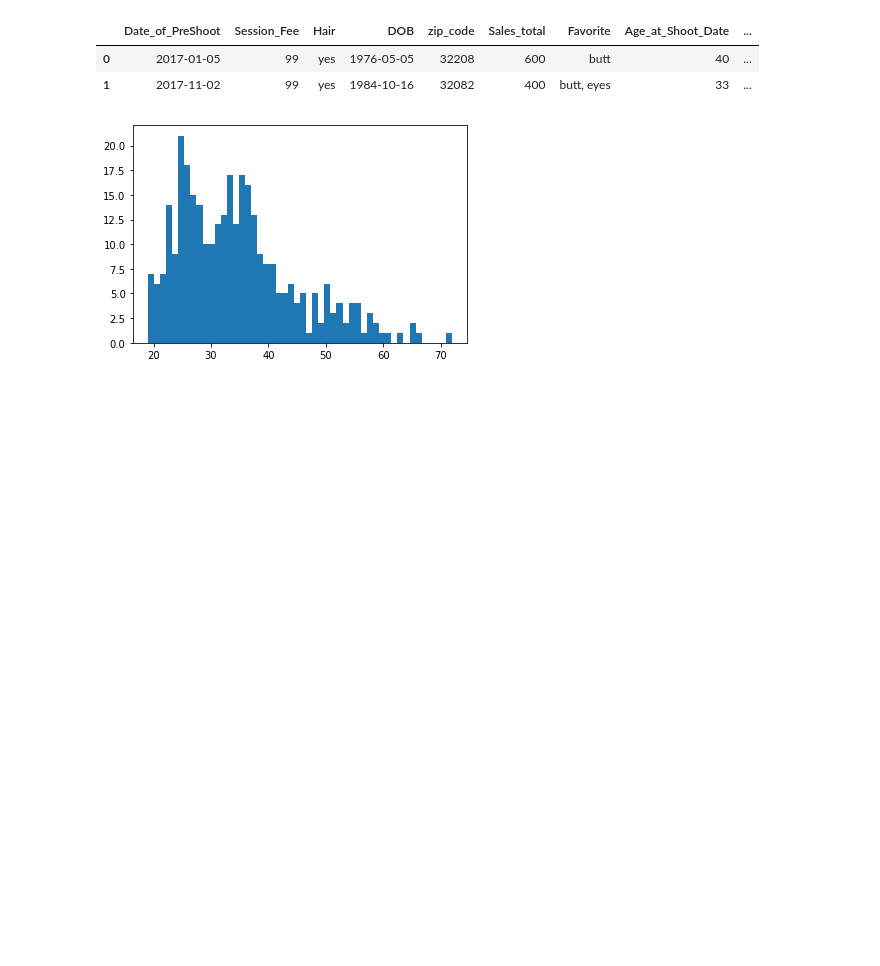
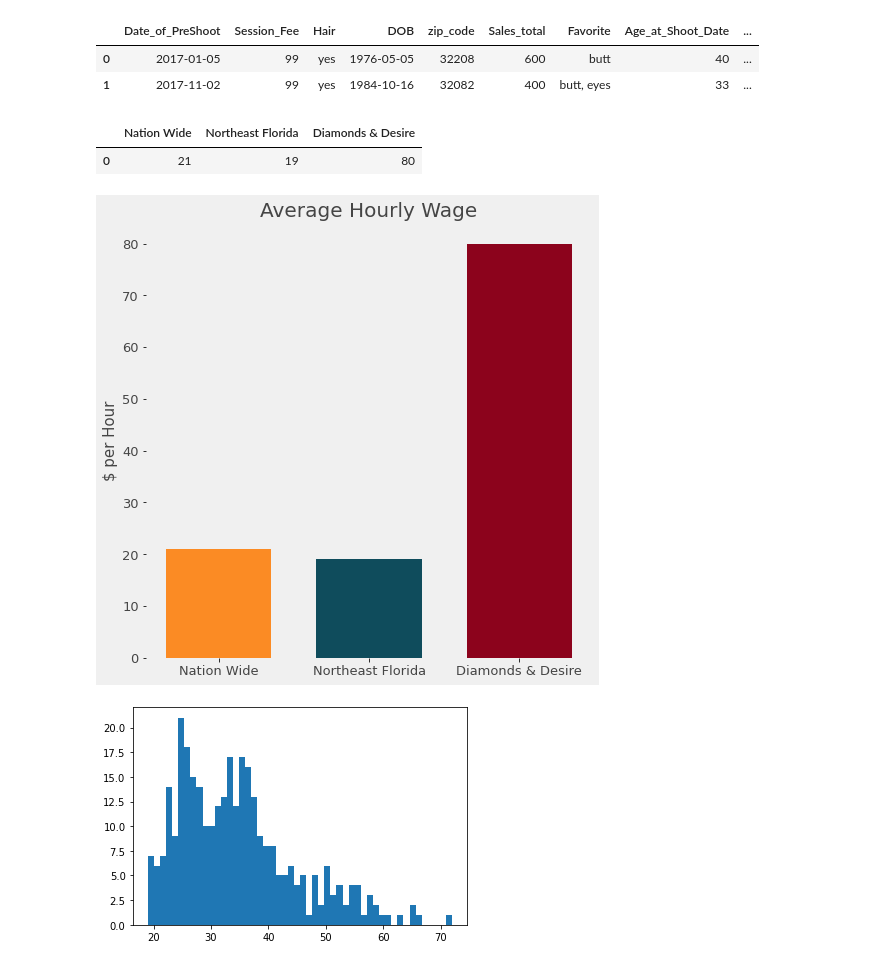
Before and after one commit to ilEnzio/Sexy_In_The_City, a Jupyter notebook: Photography_Dataset_Submission.ipynb, the cells around one changed output. Saved outputs shown, nothing was run; the diff lists cells and outputs as text; code cells hidden in the pictures; blank space fills up the shorter version.

```diff
--- a/Photography_Dataset_Submission.ipynb
+++ b/Photography_Dataset_Submission.ipynb
@@ -1028,3 +1030,11 @@ dnd_sales_df.head(2)
 |  | Date_of_PreShoot | Session_Fee | Hair | DOB | zip_code | Sales_total | Favorite | Age_at_Shoot_Date | ... |
 | 0 | 2017-01-05 | 99 | yes | 1976-05-05 | 32208 | 600 | butt | 40 | ... |
 | 1 | 2017-11-02 | 99 | yes | 1984-10-16 | 32082 | 400 | butt, eyes | 33 | ... |
+# %%
+# photographer average hourly wage according to Ziprecruiter
+photog_hourly_df = pd.DataFrame({"Nation Wide": [21], "Northeast Florida": [19],
+                                 "Diamonds & Desire": [80]})
+photog_hourly_df
+# %% [output]
+|  | Nation Wide | Northeast Florida | Diamonds & Desire |
+| 0 | 21 | 19 | 80 |
@@ -1031,3 +1045,42 @@ dnd_sales_df.head(2)
+# %%
+
+fig, ax = plt.subplots(figsize = (8,8))
+
+# Set bg
+
+fig.set_facecolor("#F0F0F0")
+
+# set graph background
+
+ax.set_facecolor("#F0F0F0")
+
+
+# set label axis
+plt.ylabel("$ per Hour",fontsize=15, color= "#454545")
+
+ax.set_xticklabels(labels=photog_hourly_df.columns, fontsize=13, color= "#454545")
+ax.set_yticklabels(labels=[0,10,20,30,40,50,60,70,80], fontsize=13, color= "#454545")
+
+# make graph
+plt.bar(x=photog_hourly_df.columns, height=photog_hourly_df.loc[0,:], width=.7,
+        color= ["#fb8b24", "#0f4c5c","#8C031C"])
+
+# photog_hourly_df.plot.bar()
+
+# set title
+plt.title('Average Hourly Wage', fontsize=20, color= "#454545")
+
+
+#remove spines
+ax.spines['left'].set_visible(False)
+ax.spines['top'].set_visible(False)
+ax.spines['right'].set_visible(False)
+ax.spines['bottom'].set_visible(False)
+
+plt.savefig('bar_chart_average_hourly_wage_comparison.png')
+plt.show()
+# %% [output]
+[figure, added]
 # %%
 # plot age at histogram
 
```
Also changed, not shown: parts of 38 cells of this notebook.
